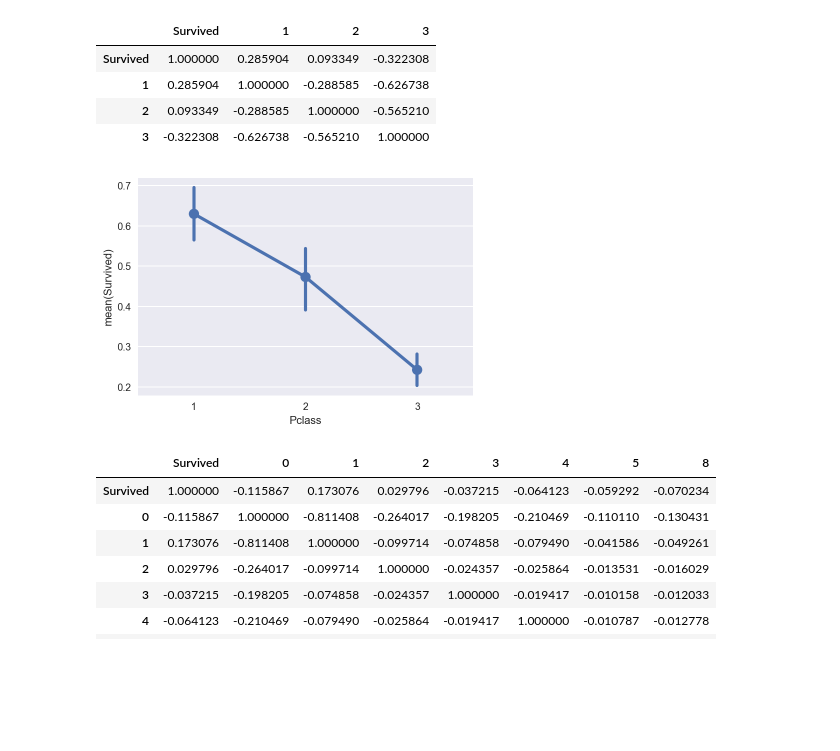
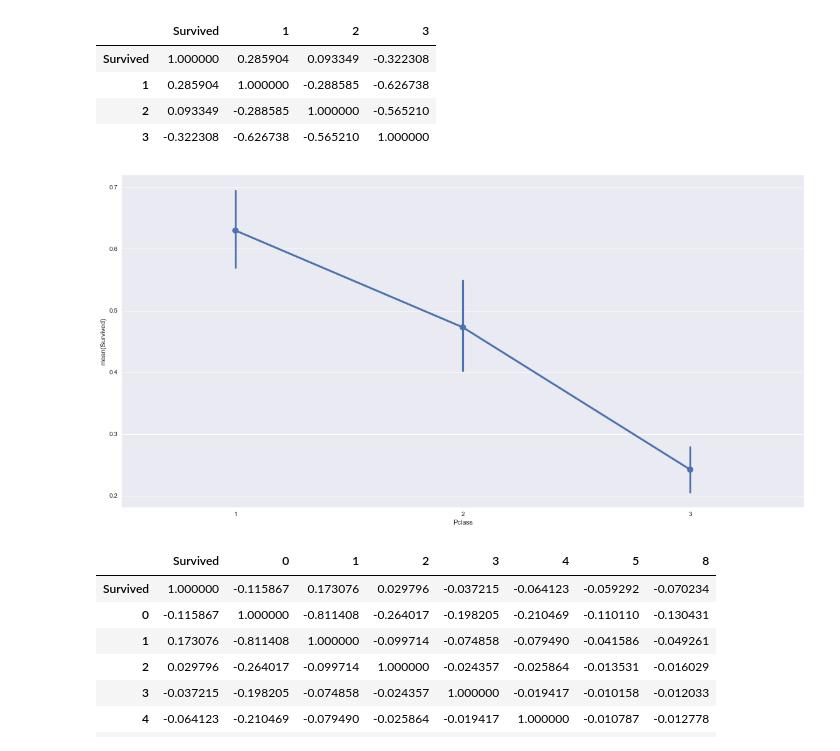
Before and after one commit to yaskyj/investigate-data-set, a Jupyter notebook: InvestigateTitanicData.ipynb, the cells around one changed output. Drawn from its saved outputs; the diff is of its cells as text; code cells hidden in the pictures; blank space fills up the shorter version.

```diff
--- a/InvestigateTitanicData.ipynb
+++ b/InvestigateTitanicData.ipynb
@@ -98,7 +119,8 @@ pd.concat([df['Survived'], pd.get_dummies(df['Pclass']).rename(columns=lambda x:
 | 2 | 0.093349 | -0.288585 | 1.000000 | -0.565210 |
 | 3 | -0.322308 | -0.626738 | -0.565210 | 1.000000 |
 # %%
+fig, ax = plt.subplots(figsize=(20, 10))
 sns.pointplot(x="Pclass", y="Survived", data=df);
 # %% [output]
-[figure, old version]
+[figure, new version]
 # %%
```
Also changed, not shown: parts of 23 cells of this notebook.
